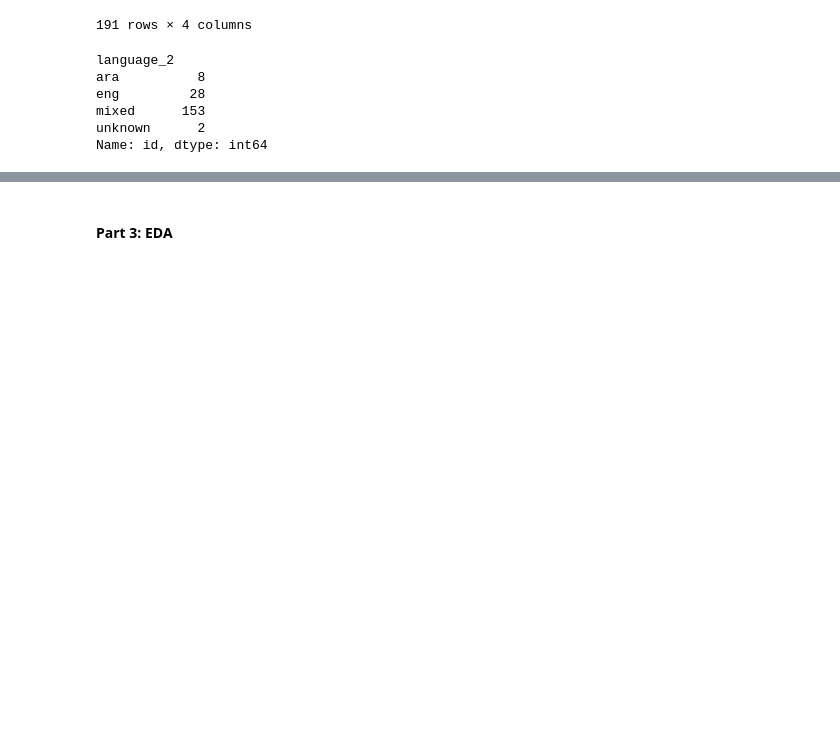
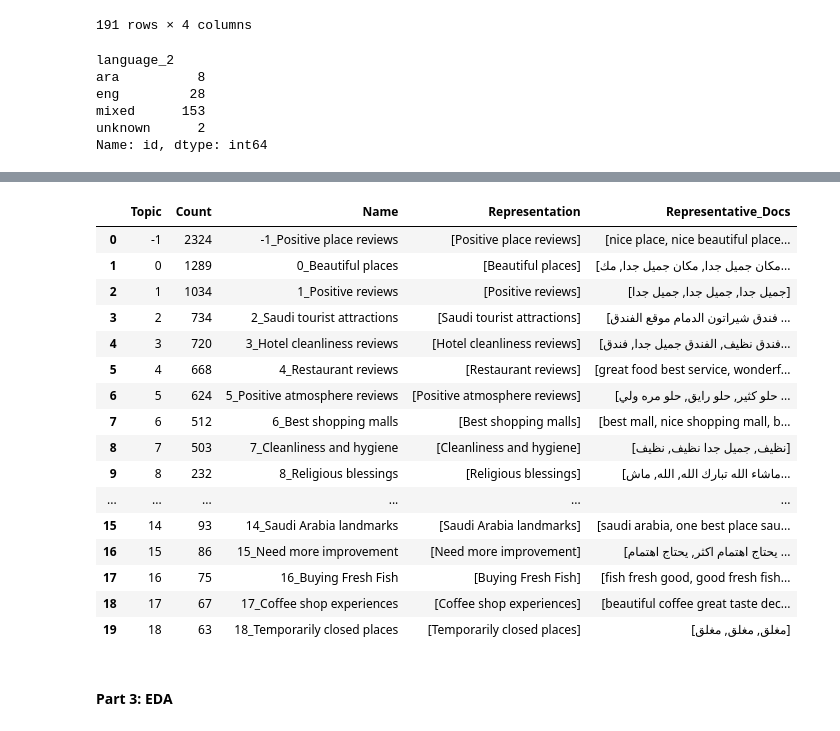
Before and after one commit to jadkrisht98/Artefact_Project, a Jupyter notebook: Final_Notebook.ipynb, the cells around one changed output, grey strips where cells are left out. Saved outputs shown, nothing was run; the diff lists cells and outputs as text; code cells hidden in the pictures; blank space fills up the shorter version.

```diff
--- a/Final_Notebook.ipynb
+++ b/Final_Notebook.ipynb
@@ -764,11 +741,0 @@ print(topic_model.get_topic(0))  # Topic 0 keywords
-# %%
-# Create a mapping dictionary after reviewing the keywords for each topic
-topic_to_theme = {
-    0: "Food & Restaurants",
-    1: "Religious Sites",
-    2: "Shopping",
-    3: "Accommodation",
-    4: "Transport"
-    # ...add as needed
-}
-final_df['theme'] = final_df['theme_topic'].map(topic_to_theme)
@@ -796,5 +756,48 @@ final_df['theme'] = final_df['theme_topic_chatgpt'].map(topic_to_theme)
 # %%
 topic_model.visualize_topics()
+# %%
+#ADDING TOPIC REPRESENTATIONS LAYER
+#Use chat-gpt from open AI to fine tune topic representations instead of manually coming up with themes
+
+import openai
+from bertopic.representation import OpenAI
+
+openai_api_key='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'
+client= openai.OpenAI(api_key=openai_api_key)
+
+# Update topic representations using OpenAI
+representation_model = OpenAI(client=client, model="gpt-4.1")
+
+texts = final_df['clean_content'].astype(str).tolist()
+
+topic_model.update_topics(docs=texts, representation_model=representation_model)
+
+topic_info = topic_model.get_topic_info()
+topic_info[['Topic', 'Name', 'Count', 'Representation']]
+
+# Create a mapping from topic number to theme name
+topic_to_theme = dict(zip(topic_info['Topic'], topic_info['Representation'][0]))
+
+# Assign theme to each review
+final_df['theme'] = final_df['theme_topic_chatgpt'].map(topic_to_theme)
+# %% [output]
+|  | Topic | Count | Name | Representation | Representative_Docs |
+| 0 | -1 | 2324 | -1_Positive place reviews | [Positive place reviews] | [nice place, nice beautiful place... |
+| 1 | 0 | 1289 | 0_Beautiful places | [Beautiful places] | [مكان جميل جدا, مكان جميل جدا, مك... |
+| 2 | 1 | 1034 | 1_Positive reviews | [Positive reviews] | [جميل جدا, جميل جدا, جميل جدا] |
+| 3 | 2 | 734 | 2_Saudi tourist attractions | [Saudi tourist attractions] | [فندق شيراتون الدمام موقع الفندق ... |
+| 4 | 3 | 720 | 3_Hotel cleanliness reviews | [Hotel cleanliness reviews] | [فندق نظيف, الفندق جميل جدا, فندق... |
+| 5 | 4 | 668 | 4_Restaurant reviews | [Restaurant reviews] | [great food best service, wonderf... |
+| 6 | 5 | 624 | 5_Positive atmosphere reviews | [Positive atmosphere reviews] | [حلو كثير, حلو رايق, حلو مره ولي ... |
+| 7 | 6 | 512 | 6_Best shopping malls | [Best shopping malls] | [best mall, nice shopping mall, b... |
+| 8 | 7 | 503 | 7_Cleanliness and hygiene | [Cleanliness and hygiene] | [نظيف, جميل جدا نظيف, نظيف] |
+| 9 | 8 | 232 | 8_Religious blessings | [Religious blessings] | [ماشاء الله تبارك الله, الله, ماش... |
+| ... | ... | ... | ... | ... | ... |
+| 15 | 14 | 93 | 14_Saudi Arabia landmarks | [Saudi Arabia landmarks] | [saudi arabia, one best place sau... |
+| 16 | 15 | 86 | 15_Need more improvement | [Need more improvement] | [يحتاج اهتمام اكثر, يحتاج اهتمام ... |
+| 17 | 16 | 75 | 16_Buying Fresh Fish | [Buying Fresh Fish] | [fish fresh good, good fresh fish... |
+| 18 | 17 | 67 | 17_Coffee shop experiences | [Coffee shop experiences] | [beautiful coffee great taste dec... |
+| 19 | 18 | 63 | 18_Temporarily closed places | [Temporarily closed places] | [مغلق, مغلق, مغلق] |
 # %% [markdown]
 #### Part 3: EDA
 # %%
```
Also changed, not shown: parts of 21 cells of this notebook.
